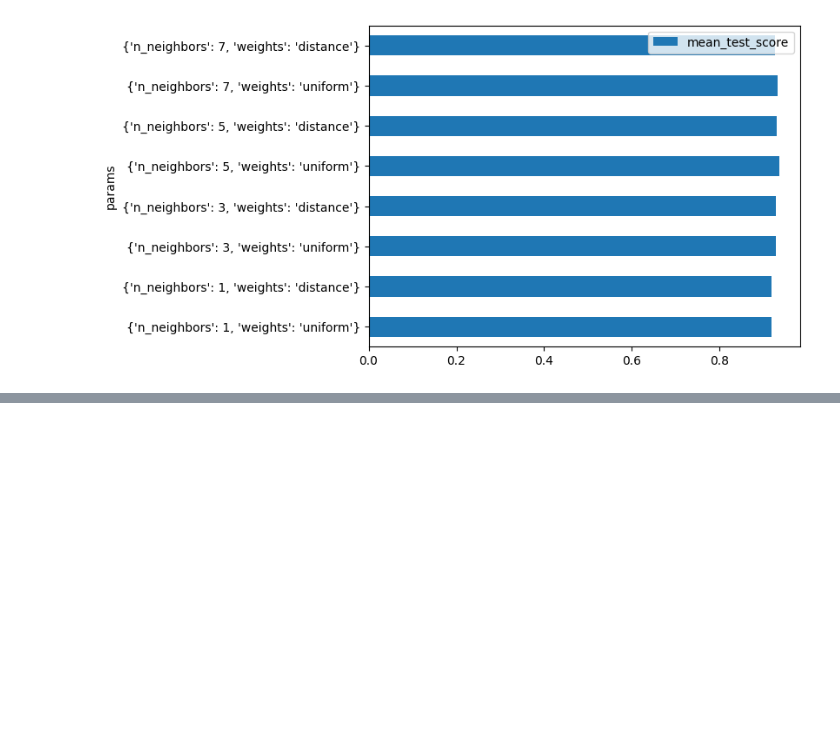
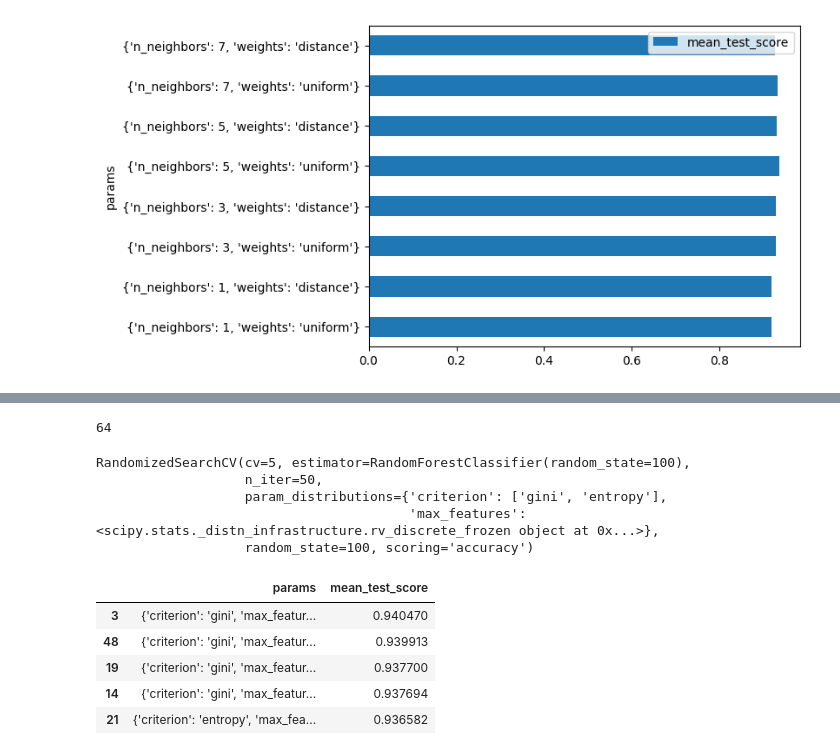
Before and after one commit to pras-4795/JPMCColab, a Jupyter notebook: 29_Aug_HyperParameter_Tuning.ipynb, the cells around one changed output, grey strips where cells are left out. Drawn from its saved outputs; the diff is of its cells as text; code cells hidden in the pictures; blank space fills up the shorter version.

```diff
--- a/29_Aug_HyperParameter_Tuning.ipynb
+++ b/29_Aug_HyperParameter_Tuning.ipynb
@@ -247,0 +378,44 @@ results.loc[:,['params','mean_test_score']].plot.barh(x = 'params')
+# %%
+# how many features do we have in our dataset?
+n_features = X.shape[1]
+print(n_features)
+# %% [output]
+64
+# %%
+from scipy import stats
+# we would like to smaple from criterion and max_features as discrete uniform distributions
+param_dist = {
+    'criterion': ['gini', 'entropy'],
+    'max_features': stats.randint(low=1, high=n_features)
+}
+# %%
+from sklearn import model_selection
+# setting up the random search sampling 50 times and conducting 5-fold cross-validation
+rscv = model_selection.RandomizedSearchCV(estimator=rfc, param_distributions=param_dist, n_iter=50, cv=5, scoring='accuracy' , random_state=100)
+# %%
+rscv.fit(X,y)
+# %% [output]
+RandomizedSearchCV(cv=5, estimator=RandomForestClassifier(random_state=100),
+                   n_iter=50,
+                   param_distributions={'criterion': ['gini', 'entropy'],
+                                        'max_features': <scipy.stats._distn_infrastructure.rv_discrete_frozen object at 0x...>},
+                   random_state=100, scoring='accuracy')
+# %%
+import pandas as pd
+# convert the dictionary of results to a pandas dataframe
+results = pd.DataFrame(rscv.cv_results_)
+# removing duplication
+distinct_results = results.loc[:,['params','mean_test_score']]
+# convert the params dictionaries to string data types
+distinct_results.loc[:,'params'] = distinct_results.loc[:,'params'].astype('str')
+# remove duplicates
+distinct_results.drop_duplicates(inplace=True)
+# look at the top 5 best hyperparamaterizations
+distinct_results.sort_values('mean_test_score', ascending=False).head(5)
+# %% [output]
+|  | params | mean_test_score |
+| 3 | {'criterion': 'gini', 'max_featur... | 0.940470 |
+| 48 | {'criterion': 'gini', 'max_featur... | 0.939913 |
+| 19 | {'criterion': 'gini', 'max_featur... | 0.937700 |
+| 14 | {'criterion': 'gini', 'max_featur... | 0.937694 |
+| 21 | {'criterion': 'entropy', 'max_fea... | 0.936582 |
```
Also changed, not shown: parts of 20 cells of this notebook.
